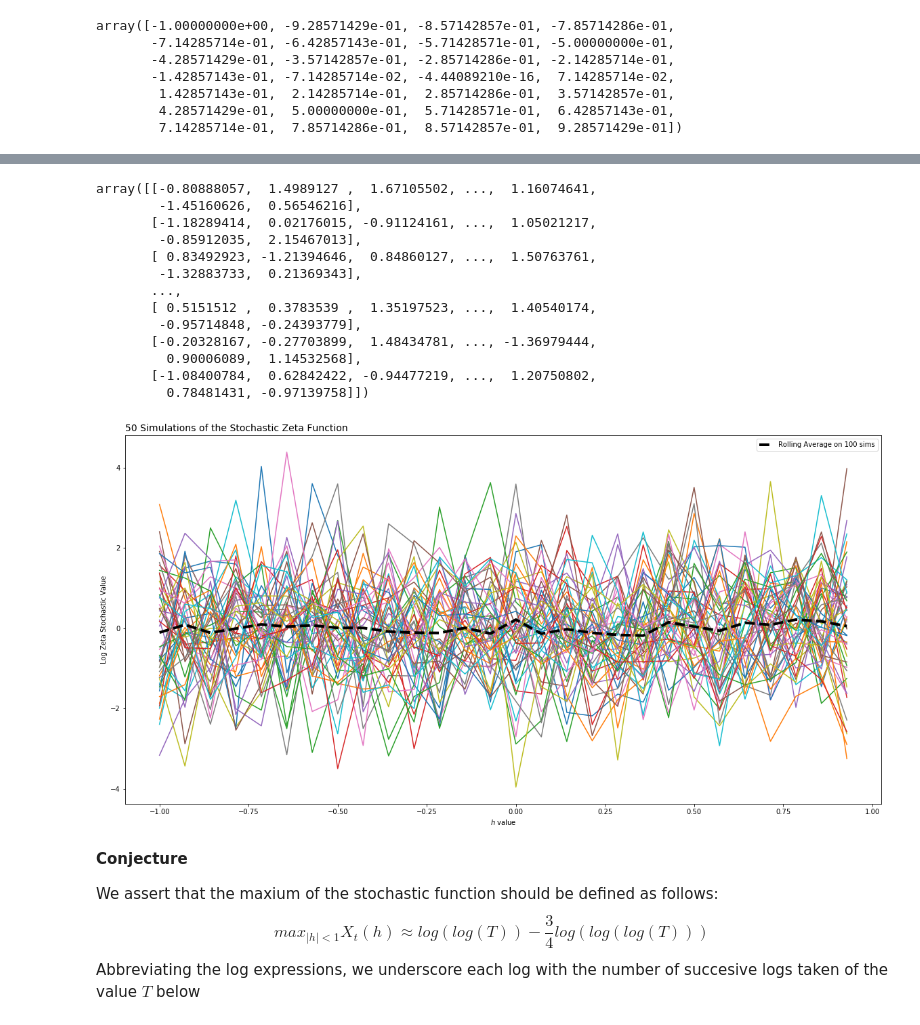
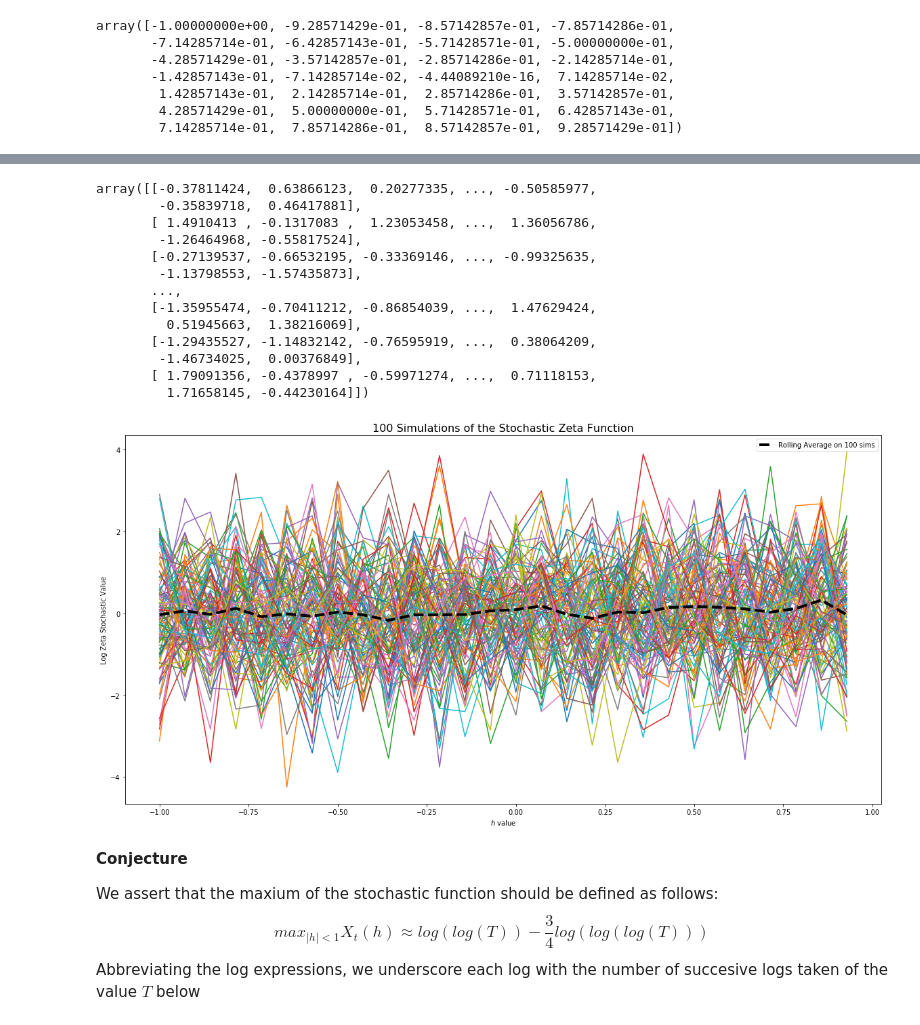
Before and after one commit to Raj9898/Random_Zeta, a Jupyter notebook: Zeta Function Simulation.ipynb, the cells around one changed output, grey strips where cells are left out. Saved outputs shown, nothing was run; the diff lists cells and outputs as text; code cells hidden in the pictures.

```diff
--- a/Zeta Function Simulation.ipynb
+++ b/Zeta Function Simulation.ipynb
@@ -153,7 +154,6 @@ $$X_T(h) = \sum_{p\leq T}\cdot \frac{1}{\sqrt{p}}cos(\theta_p - hlog(p))$$
 %%cython
 cimport numpy as nc
 
-from numpy import arange
 from math import cos, sqrt, pi, log
 from random import uniform
 
@@ -161,22 +161,16 @@ def zetaStochastic(double h, nc.ndarray prime_list) -> double:
     """
     An itterative algorithm for computing the stochastic Zeta function defined X_t(h)
     :param h: Provide a floating interval range to observe the Zeta function
-    :param T: Provide an integer number to cap off the consecutive sum of primes
     :param prime list: Provide an array of prime numbers
     :return: Returns a value for the stochastic Zeta function
     """
-    # assert T < 10000000000, 'Our prime list does not exceed the value 10^10'
-
     cdef double ret_val = 0.0
     cdef long i = 0
     cdef double upper = 2 * pi
 
-    # filter the primes up to and including the value of T
-    # cdef nc.ndarray primes = prime_list[prime_list <= T]
-
     # itterate through the primes using the specified model
     for p in prime_list:
-        ret_val += ( 1/sqrt(p) * cos(uniform(0, upper) - h*log(p)) )
+        ret_val += ( 1/sqrt(p) * cos(uniform(0, upper) - h * log(p)) )
 
     return ret_val
 # %%
@@ -195,3 +189,9 @@ array([-1.00000000e+00, -9.28571429e-01, -8.57142857e-01, -7.85714286e-01,
         1.42857143e-01,  2.14285714e-01,  2.85714286e-01,  3.57142857e-01,
         4.28571429e-01,  5.00000000e-01,  5.71428571e-01,  6.42857143e-01,
         7.14285714e-01,  7.85714286e-01,  8.57142857e-01,  9.28571429e-01])
+# %%
+for _ in range(5):
+    t1 = default_timer()
+    good_primes = prime_num[prime_num <= T_val]
+    [zetaStochastic(h=i, prime_list=good_primes) for i in x]
+    print(default_timer() - t1)
@@ -226,20 +236,21 @@ plt.show()
 # %%
 # create stochastic zeta range over h interval
 sims = 100
-y = np.array([[zetaStochastic(h=i, T=T_val, prime_list=prime_num) for i in x] for _ in range(sims)]).reshape(sims, x.size)
+good_primes = prime_num[prime_num <= T_val]
+y = np.array([[zetaStochastic(h=i, prime_list=good_primes) for i in x] for _ in range(sims)]).reshape(sims, x.size)
 # %%
 y
 # %% [output]
-array([[-0.80888057,  1.4989127 ,  1.67105502, ...,  1.16074641,
-        -1.45160626,  0.56546216],
-       [-1.18289414,  0.02176015, -0.91124161, ...,  1.05021217,
-        -0.85912035,  2.15467013],
-       [ 0.83492923, -1.21394646,  0.84860127, ...,  1.50763761,
-        -1.32883733,  0.21369343],
+array([[-0.37811424,  0.63866123,  0.20277335, ..., -0.50585977,
+        -0.35839718,  0.46417881],
+       [ 1.4910413 , -0.1317083 ,  1.23053458, ...,  1.36056786,
+        -1.26464968, -0.55817524],
+       [-0.27139537, -0.66532195, -0.33369146, ..., -0.99325635,
+        -1.13798553, -1.57435873],
        ...,
-       [ 0.5151512 ,  0.3783539 ,  1.35197523, ...,  1.40540174,
-        -0.95714848, -0.24393779],
-       [-0.20328167, -0.27703899,  1.48434781, ..., -1.36979444,
-         0.90006089,  1.14532568],
-       [-1.08400784,  0.62842422, -0.94477219, ...,  1.20750802,
-         0.78481431, -0.97139758]])
+       [-1.35955474, -0.70411212, -0.86854039, ...,  1.47629424,
+         0.51945663,  1.38216069],
+       [-1.29435527, -1.14832142, -0.76595919, ...,  0.38064209,
+        -1.46734025,  0.00376849],
+       [ 1.79091356, -0.4378997 , -0.59971274, ...,  0.71118153,
+         1.71658145, -0.44230164]])
@@ -252,18 +257,16 @@ array([[-0.80888057,  1.4989127 ,  1.67105502, ...,  1.16074641,
 # %%
 plt.figure(figsize=(20,10))
-plt.title("50 Simulations of the Stochastic Zeta Function", loc='left', size=14)
-for i in y[:50]:
+plt.title("100 Simulations of the Stochastic Zeta Function", size=16)
+for i in y:
     plt.plot(x, i)
 plt.plot(x, np.average(y, axis=0), lw=4, color='black', label='Rolling Average on {} sims'.format(sims), ls='--')
-# plt.plot(x, maximum, lw=2, color='red', ls='--', label='Rolling Maximum')
-# plt.plot(x, minimum, lw=2, color='red', ls='--', label='Rolling Minimum')
 
 plt.ylabel('Log Zeta Stochastic Value')
 plt.xlabel('$h$ value')
 plt.legend()
 plt.show()
 # %% [output]
-[figure, old version]
+[figure, new version]
 # %% [markdown]
 **Conjecture**
 
```
Also changed, not shown: parts of 27 cells of this notebook.
